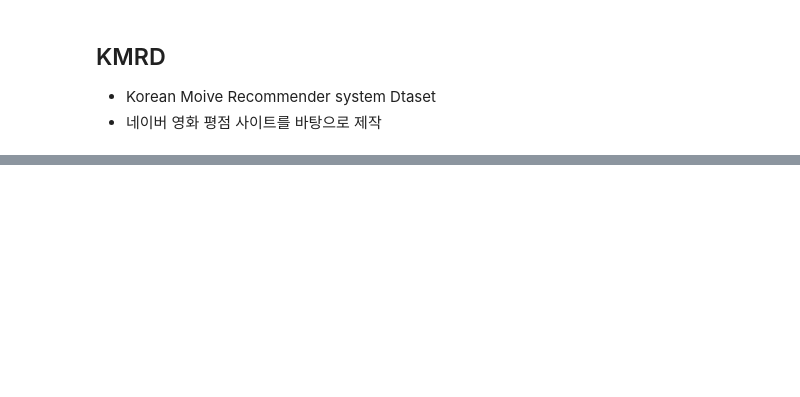
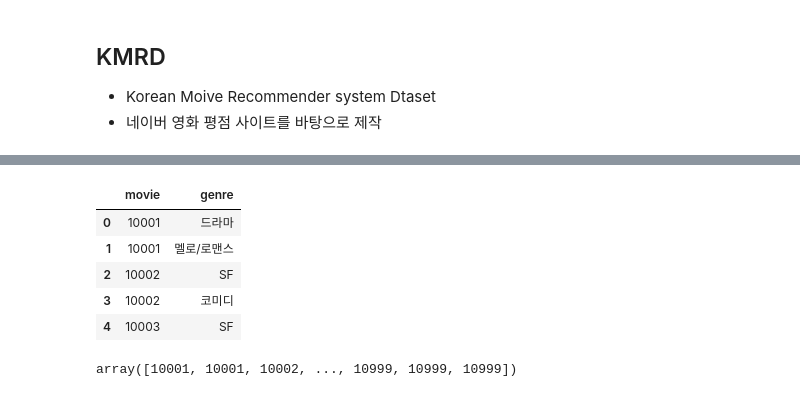
Before and after one commit to Vaycold/Vaycold, a Jupyter notebook: Recommend_Algorithm/딥러닝과_추천알고리즘,_영화_데이터셋_비교.ipynb, the cells around one changed output, grey strips where cells are left out. Saved outputs shown, nothing was run; the diff lists cells and outputs as text; code cells hidden in the pictures; blank space fills up the shorter version.

```diff
--- a/Recommend_Algorithm/딥러닝과_추천알고리즘,_영화_데이터셋_비교.ipynb
+++ b/Recommend_Algorithm/딥러닝과_추천알고리즘,_영화_데이터셋_비교.ipynb
@@ -79,0 +123,2 @@ python3: can't open file 'setup.py': [Errno 2] No such file or directory
+# %%
+path = data_path + 'kmrd/kmr_dataset/datafile/kmrd-small'
@@ -79,0 +171,3 @@ python3: can't open file 'setup.py': [Errno 2] No such file or directory
+# %%
+genres_df = pd.read_csv(os.path.join(path, 'genres.csv'), encoding='utf-8')
+get_simple_df_info(genres_df)
@@ -79,0 +257,13 @@ python3: can't open file 'setup.py': [Errno 2] No such file or directory
+# %%
+genres_df.head()
+# %% [output]
+|  | movie | genre |
+| 0 | 10001 | 드라마 |
+| 1 | 10001 | 멜로/로맨스 |
+| 2 | 10002 | SF |
+| 3 | 10002 | 코미디 |
+| 4 | 10003 | SF |
+# %%
+genres_df.movie.values
+# %% [output]
+array([10001, 10001, 10002, ..., 10999, 10999, 10999])
```
Also changed, not shown: parts of 29 cells of this notebook.
